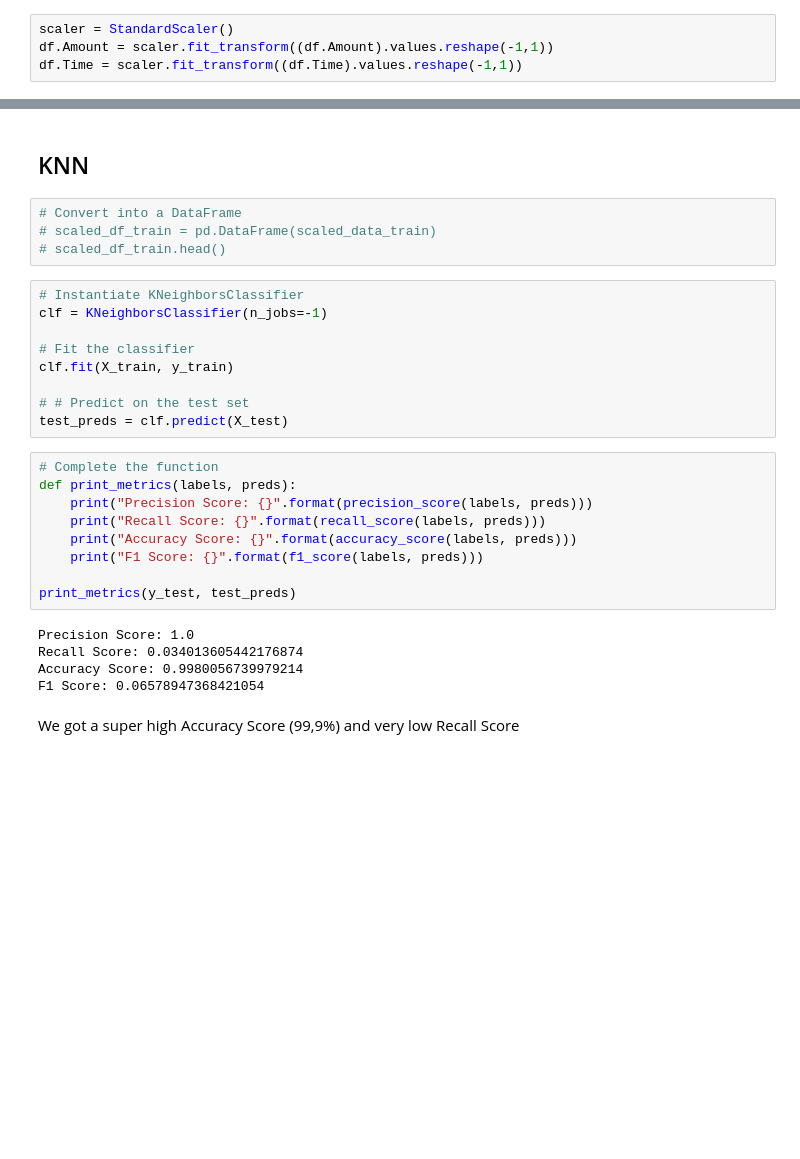
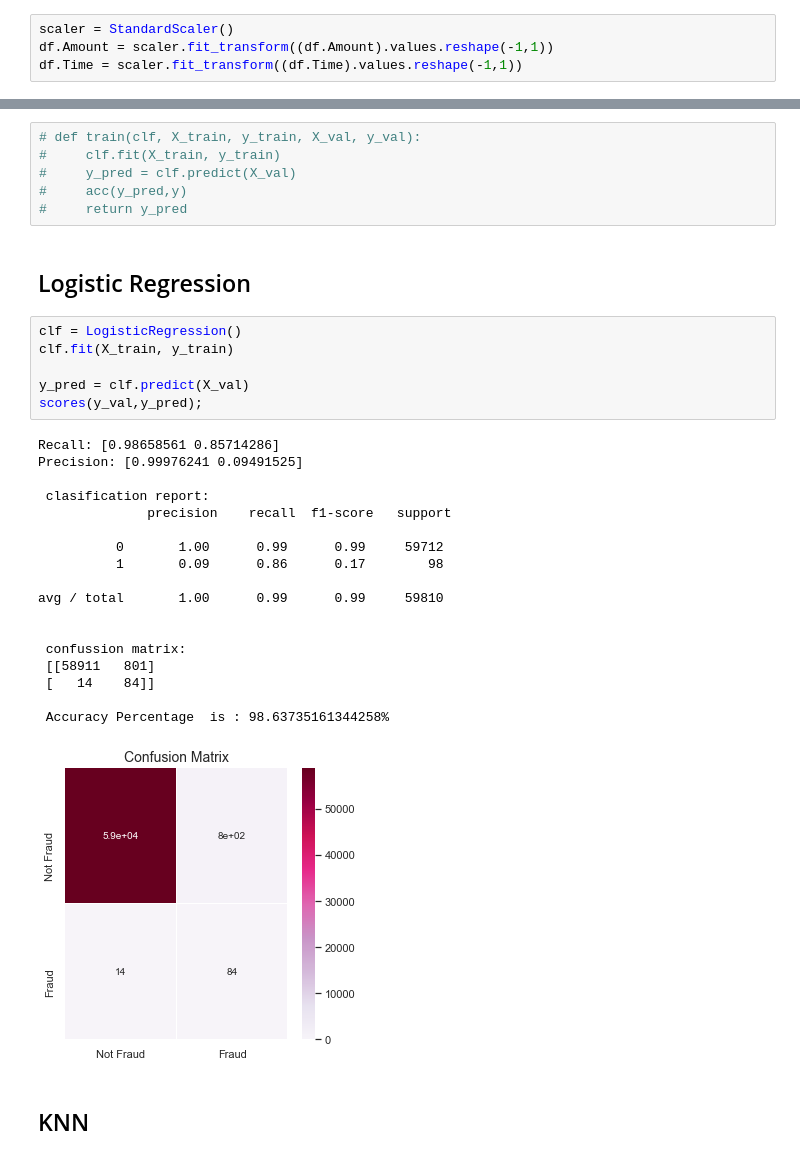
Before and after one commit to minadreamer/Credit-Card-Fraud-Detection, a Jupyter notebook: smote.ipynb, the cells around one changed output, grey strips where cells are left out. Saved outputs shown, nothing was run; the diff lists cells and outputs as text; blank space fills up the shorter version.

```diff
--- a/smote.ipynb
+++ b/smote.ipynb
@@ -309,31 +252,35 @@ X_train, X_test, y_train, y_test = train_test_split(X, y, random_state = 123)
+# %%
+# def train(clf, X_train, y_train, X_val, y_val):
+#     clf.fit(X_train, y_train)
+#     y_pred = clf.predict(X_val)
+#     acc(y_pred,y)
+#     return y_pred
+# %% [markdown]
+## Logistic Regression
+# %%
+clf = LogisticRegression()
+clf.fit(X_train, y_train)
+
+y_pred = clf.predict(X_val)
+scores(y_val,y_pred);
+# %% [output]
+Recall: [0.98658561 0.85714286]
+Precision: [0.99976241 0.09491525]
+
+ clasification report:
+              precision    recall  f1-score   support
+
+          0       1.00      0.99      0.99     59712
+          1       0.09      0.86      0.17        98
+
+avg / total       1.00      0.99      0.99     59810
+
+
+ confussion matrix:
+ [[58911   801]
+ [   14    84]]
+
+ Accuracy Percentage  is : 98.63735161344258%
+[figure, added]
 # %% [markdown]
 ## KNN
-# %%
-# Convert into a DataFrame
-# scaled_df_train = pd.DataFrame(scaled_data_train)
-# scaled_df_train.head()
-# %%
-# Instantiate KNeighborsClassifier
-clf = KNeighborsClassifier(n_jobs=-1)
-
-# Fit the classifier
-clf.fit(X_train, y_train)
-
-# # Predict on the test set
-test_preds = clf.predict(X_test)
-# %%
-# Complete the function
-def print_metrics(labels, preds):
-    print("Precision Score: {}".format(precision_score(labels, preds)))
-    print("Recall Score: {}".format(recall_score(labels, preds)))
-    print("Accuracy Score: {}".format(accuracy_score(labels, preds)))
-    print("F1 Score: {}".format(f1_score(labels, preds)))
-
-print_metrics(y_test, test_preds)
-# %% [output]
-Precision Score: 1.0
-Recall Score: 0.034013605442176874
-Accuracy Score: 0.9980056739979214
-F1 Score: 0.06578947368421054
-# %% [markdown]
-We got a super high Accuracy Score (99,9%) and very low Recall Score
```
Also changed, not shown: parts of 74 cells of this notebook.
